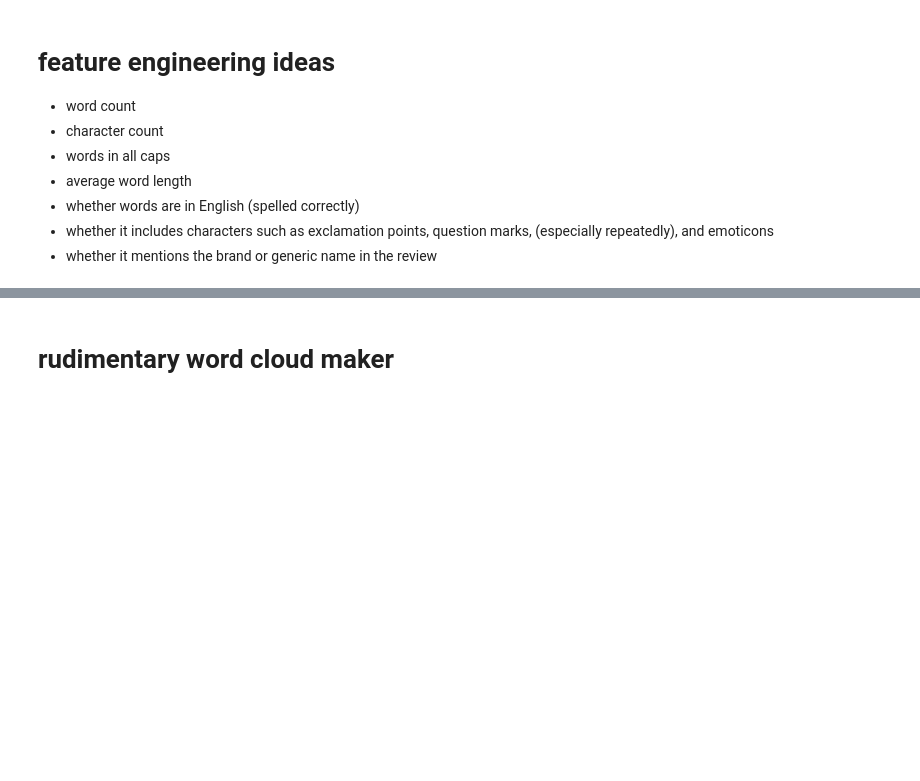
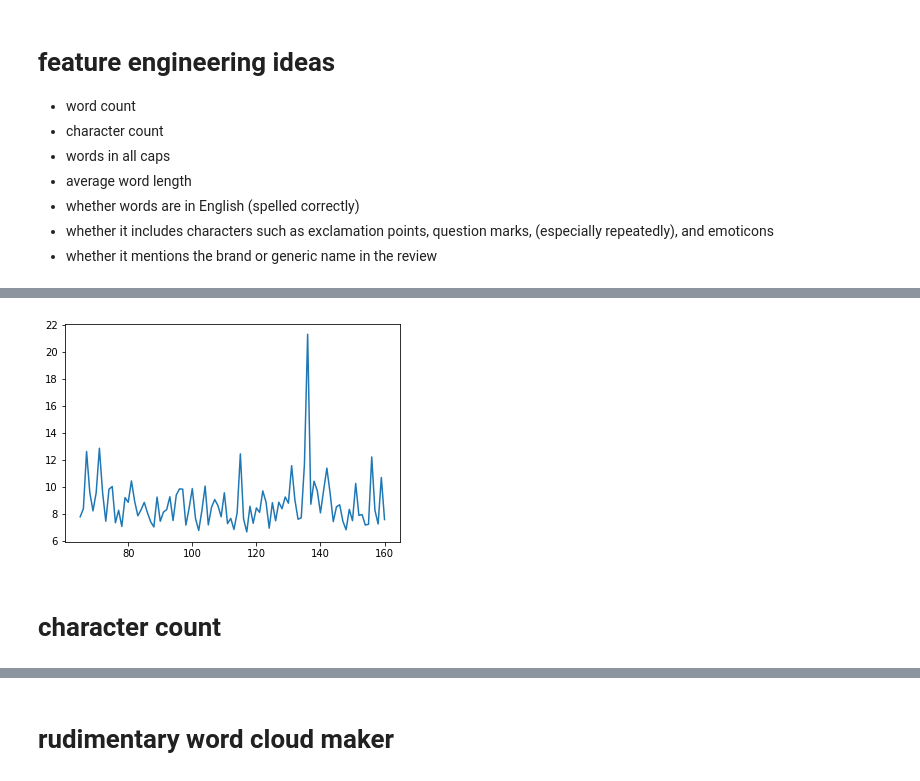
Before and after one commit to aarongalbraith/flatiron-phase5-project, a Jupyter notebook: notebooks/project_notebook.ipynb, the cells around one changed output, grey strips where cells are left out. Saved outputs shown, nothing was run; the diff lists cells and outputs as text; code cells hidden in the pictures; blank space fills up the shorter version.

```diff
--- a/notebooks/project_notebook.ipynb
+++ b/notebooks/project_notebook.ipynb
@@ -1435,0 +1012,6 @@ def plot_wordcloud(wordcloud):
+# %%
+plot_useful('word_count')
+# %% [output]
+[figure, added]
+# %% [markdown]
+# character count
```
Also changed, not shown: parts of 130 cells of this notebook.
